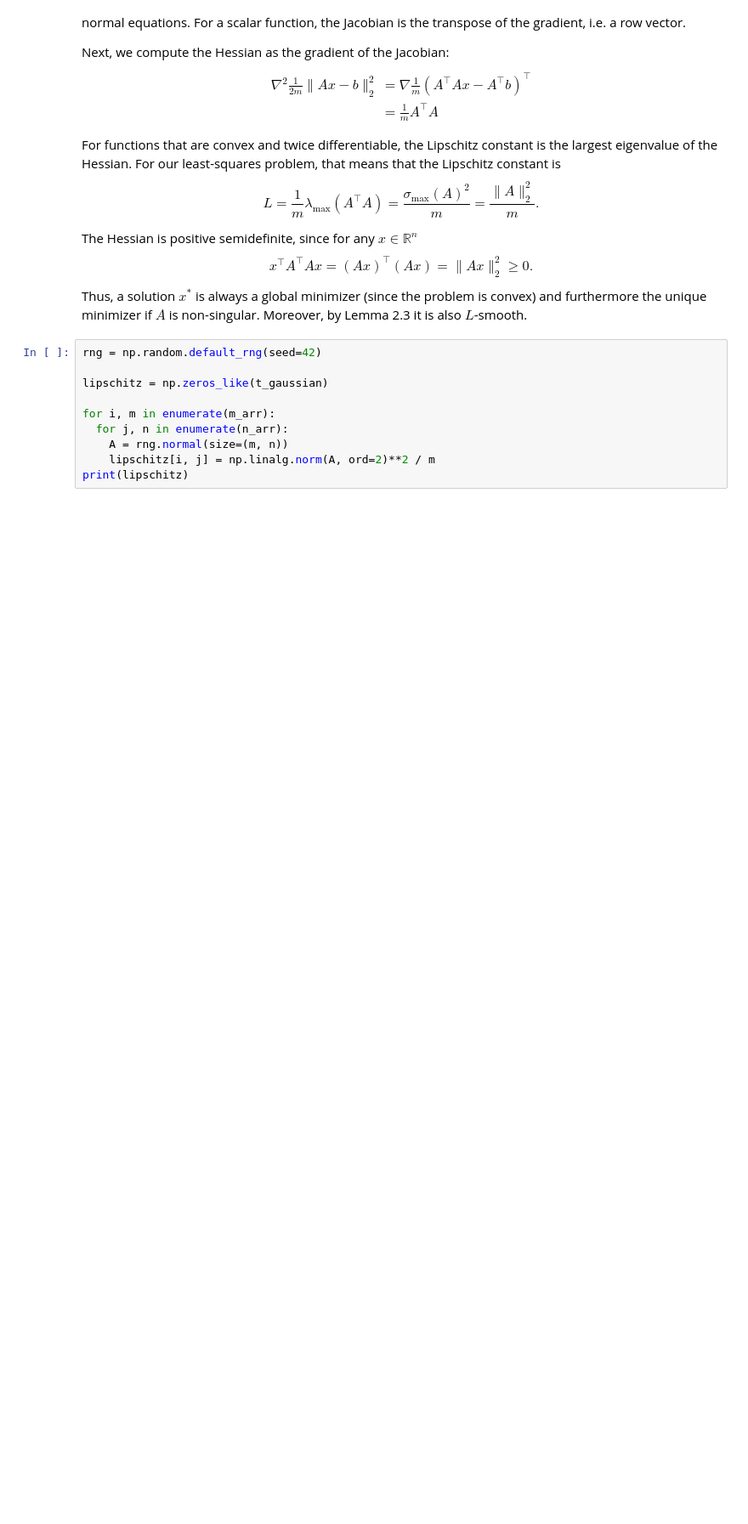
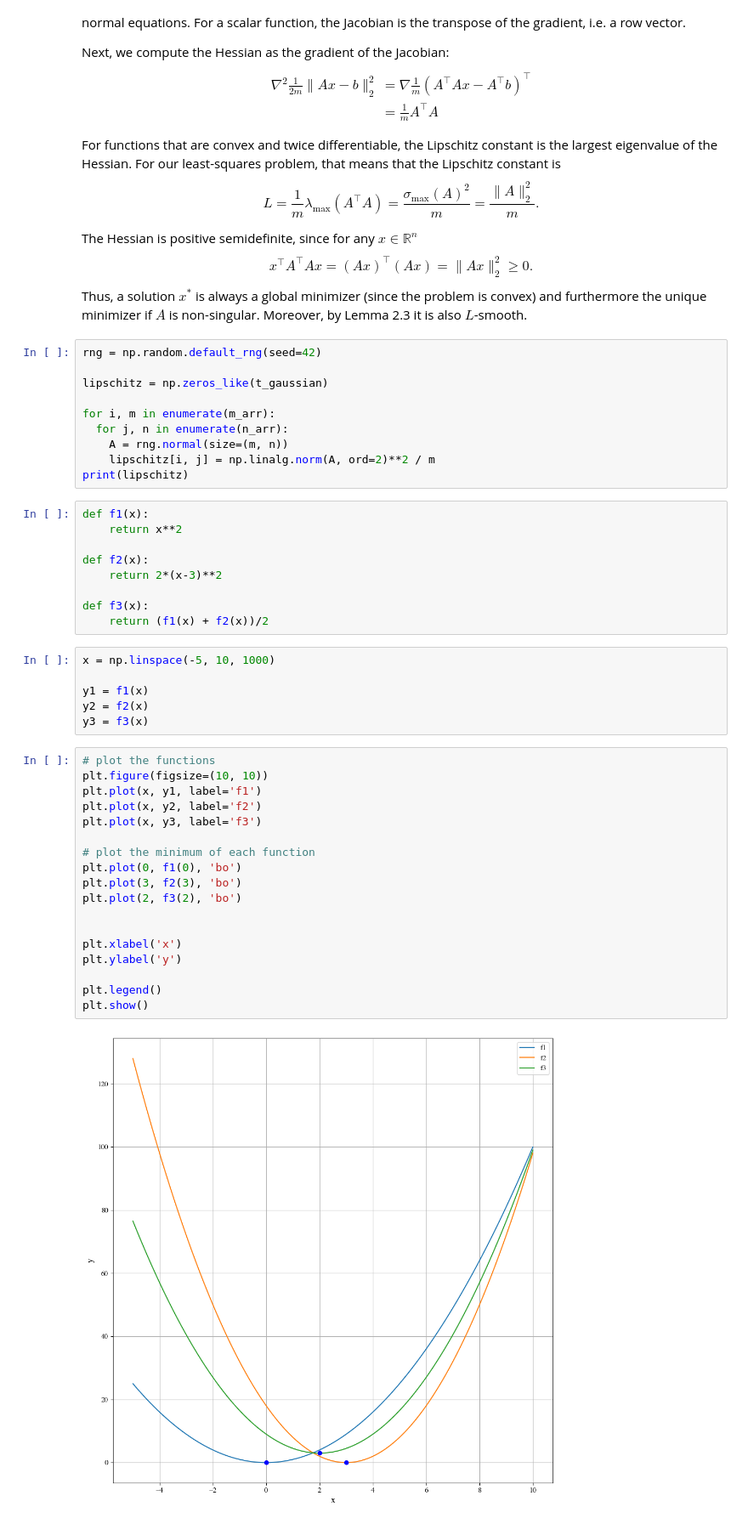
Before and after one commit to li-ju666/LSO2023, a Jupyter notebook: lecture1/ex1.ipynb, the cells around one changed output. Shown at 85% size. Saved outputs shown, nothing was run; the diff lists cells and outputs as text; blank space fills up the shorter version.

```diff
--- a/lecture1/ex1.ipynb
+++ b/lecture1/ex1.ipynb
@@ -249,3 +249,38 @@ for i, m in enumerate(m_arr):
     A = rng.normal(size=(m, n))
     lipschitz[i, j] = np.linalg.norm(A, ord=2)**2 / m
 print(lipschitz)
+# %%
+def f1(x):
+    return x**2
+
+def f2(x):
+    return 2*(x-3)**2
+
+def f3(x):
+    return (f1(x) + f2(x))/2
+# %%
+x = np.linspace(-5, 10, 1000)
+
+y1 = f1(x)
+y2 = f2(x)
+y3 = f3(x)
+# %%
+# plot the functions
+plt.figure(figsize=(10, 10))
+plt.plot(x, y1, label='f1')
+plt.plot(x, y2, label='f2')
+plt.plot(x, y3, label='f3')
+
+# plot the minimum of each function
+plt.plot(0, f1(0), 'bo')
+plt.plot(3, f2(3), 'bo')
+plt.plot(2, f3(2), 'bo')
+
+
+plt.xlabel('x')
+plt.ylabel('y')
+
+plt.legend()
+plt.show()
+# %% [output]
+[figure, added]
```
Also changed, not shown: 4 other files.
